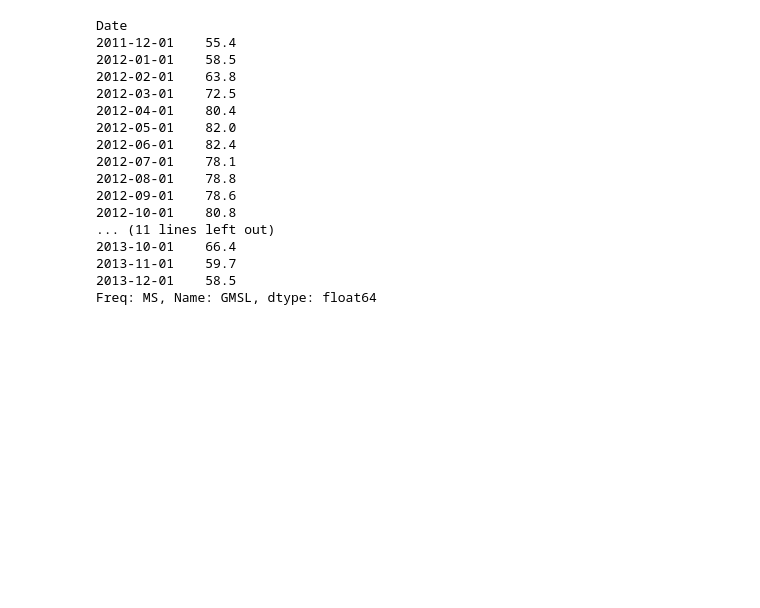
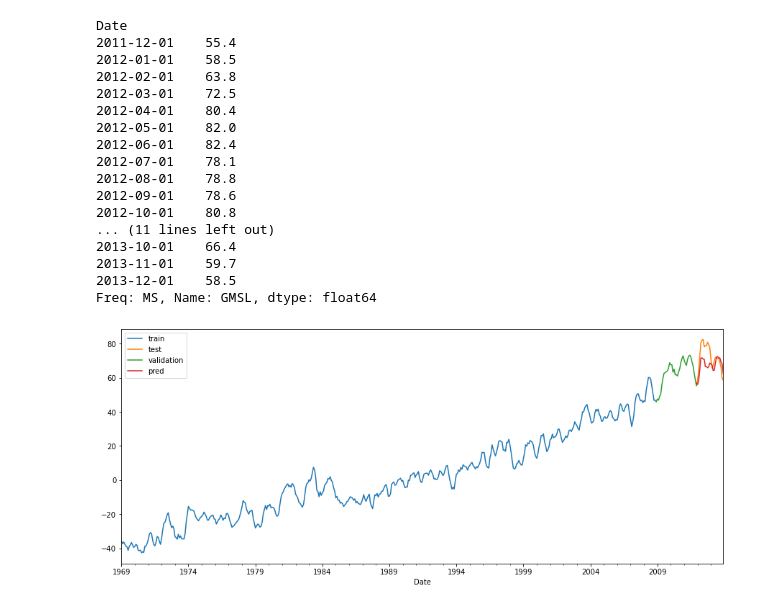
Before and after one commit to MAS-3S/SIAP-Analysis-Prediction-GMSL, a Jupyter notebook: implementation/time_series_gmsl.ipynb, the cells around one changed output. Saved outputs shown, nothing was run; the diff lists cells and outputs as text; code cells hidden in the pictures; blank space fills up the shorter version.

```diff
--- a/implementation/time_series_gmsl.ipynb
+++ b/implementation/time_series_gmsl.ipynb
@@ -215,3 +287,14 @@ Date
 2013-11-01    59.7
 2013-12-01    58.5
 Freq: MS, Name: GMSL, dtype: float64
+# %%
+# Plot
+# ==============================================================================
+fig, ax = plt.subplots(figsize=(15, 6))
+data_train['GMSL'].plot(ax=ax, label='train')
+data_test['GMSL'].plot(ax=ax, label='test')
+data_val['GMSL'].plot(ax=ax, label='validation')
+predictions.plot(ax=ax, label='predictions')
+ax.legend();
+# %% [output]
+[figure, added]
```
Also changed, not shown: parts of 17 cells of this notebook.
